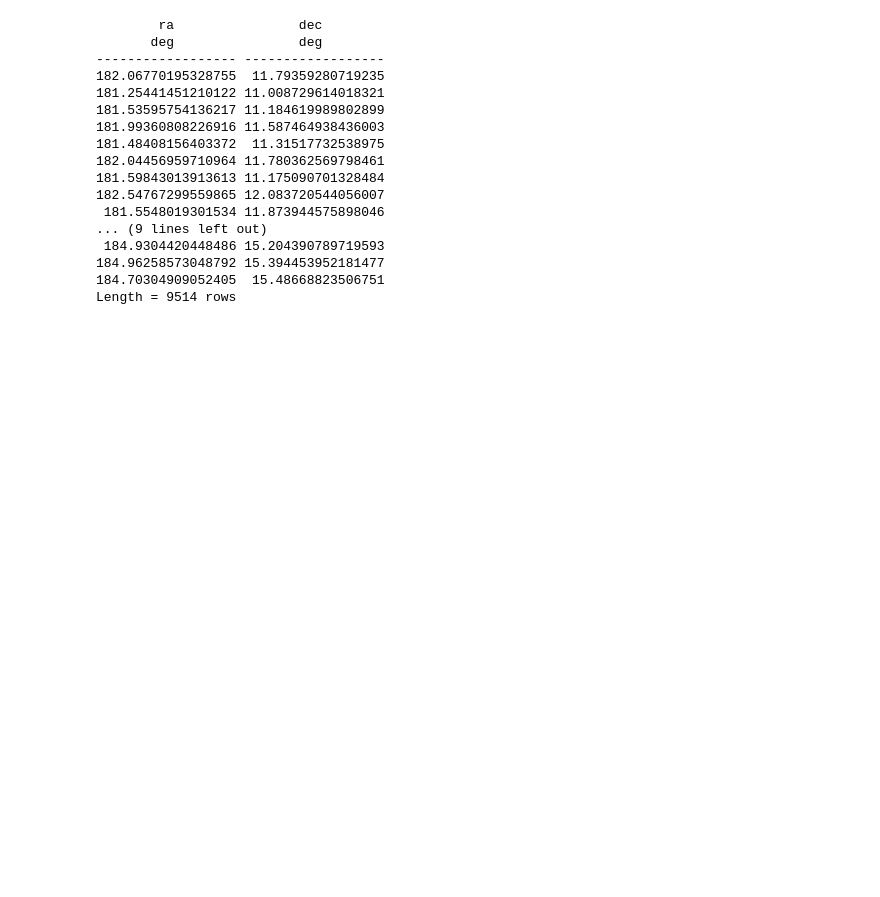
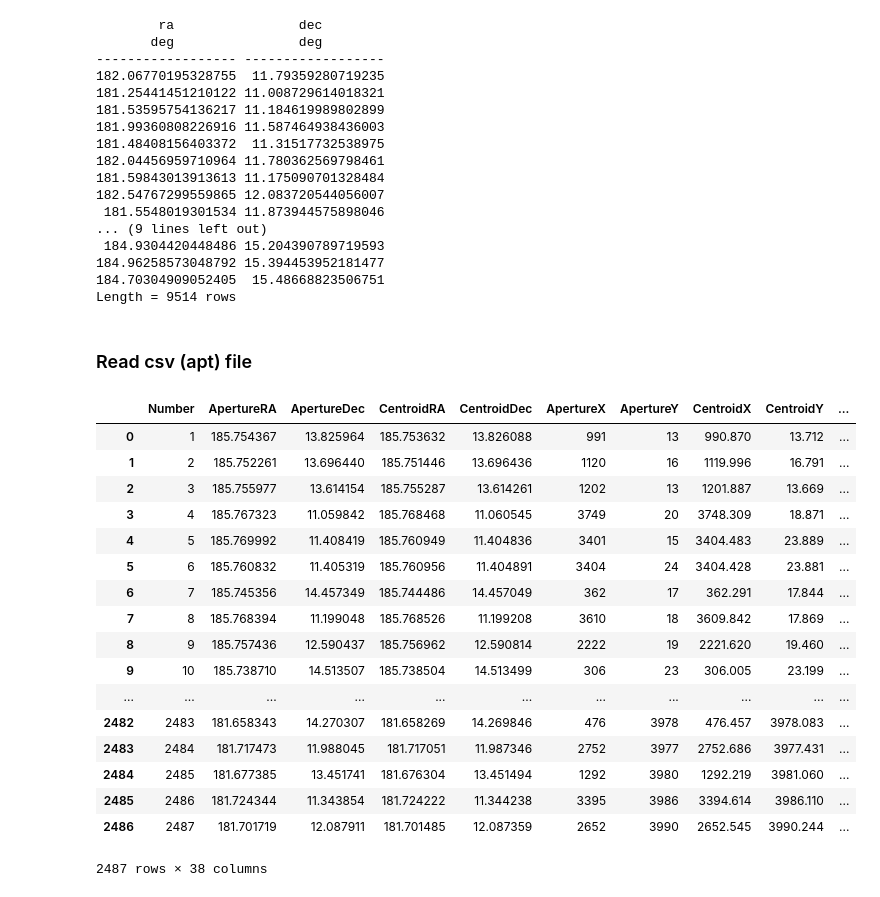
Before and after one commit to oliang2000/yerkes-plate-digitization, a Jupyter notebook: APT.ipynb, the cells around one changed output. Saved outputs shown, nothing was run; the diff lists cells and outputs as text; code cells hidden in the pictures; blank space fills up the shorter version.

Commit message:
read csv

```diff
--- a/APT.ipynb
+++ b/APT.ipynb
@@ -48,3 +48,5 @@ print(r['ra','dec'])
 184.96258573048792 15.394453952181477
 184.70304909052405  15.48668823506751
 Length = 9514 rows
+# %% [markdown]
+### Read csv (apt) file
@@ -50,0 +56,24 @@ Length = 9514 rows
+# %%
+#read
+data = pd.read_csv("ca2183_apt.csv")
+# %%
+data
+# %% [output]
+|  | Number | ApertureRA | ApertureDec | CentroidRA | CentroidDec | ApertureX | ApertureY | CentroidX | CentroidY | ... |
+| 0 | 1 | 185.754367 | 13.825964 | 185.753632 | 13.826088 | 991 | 13 | 990.870 | 13.712 | ... |
+| 1 | 2 | 185.752261 | 13.696440 | 185.751446 | 13.696436 | 1120 | 16 | 1119.996 | 16.791 | ... |
+| 2 | 3 | 185.755977 | 13.614154 | 185.755287 | 13.614261 | 1202 | 13 | 1201.887 | 13.669 | ... |
+| 3 | 4 | 185.767323 | 11.059842 | 185.768468 | 11.060545 | 3749 | 20 | 3748.309 | 18.871 | ... |
+| 4 | 5 | 185.769992 | 11.408419 | 185.760949 | 11.404836 | 3401 | 15 | 3404.483 | 23.889 | ... |
+| 5 | 6 | 185.760832 | 11.405319 | 185.760956 | 11.404891 | 3404 | 24 | 3404.428 | 23.881 | ... |
+| 6 | 7 | 185.745356 | 14.457349 | 185.744486 | 14.457049 | 362 | 17 | 362.291 | 17.844 | ... |
+| 7 | 8 | 185.768394 | 11.199048 | 185.768526 | 11.199208 | 3610 | 18 | 3609.842 | 17.869 | ... |
+| 8 | 9 | 185.757436 | 12.590437 | 185.756962 | 12.590814 | 2222 | 19 | 2221.620 | 19.460 | ... |
+| 9 | 10 | 185.738710 | 14.513507 | 185.738504 | 14.513499 | 306 | 23 | 306.005 | 23.199 | ... |
+| ... | ... | ... | ... | ... | ... | ... | ... | ... | ... | ... |
+| 2482 | 2483 | 181.658343 | 14.270307 | 181.658269 | 14.269846 | 476 | 3978 | 476.457 | 3978.083 | ... |
+| 2483 | 2484 | 181.717473 | 11.988045 | 181.717051 | 11.987346 | 2752 | 3977 | 2752.686 | 3977.431 | ... |
+| 2484 | 2485 | 181.677385 | 13.451741 | 181.676304 | 13.451494 | 1292 | 3980 | 1292.219 | 3981.060 | ... |
+| 2485 | 2486 | 181.724344 | 11.343854 | 181.724222 | 11.344238 | 3395 | 3986 | 3394.614 | 3986.110 | ... |
+| 2486 | 2487 | 181.701719 | 12.087911 | 181.701485 | 12.087359 | 2652 | 3990 | 2652.545 | 3990.244 | ... |
+2487 rows × 38 columns
```
Also changed, not shown: parts of 6 cells of this notebook.
